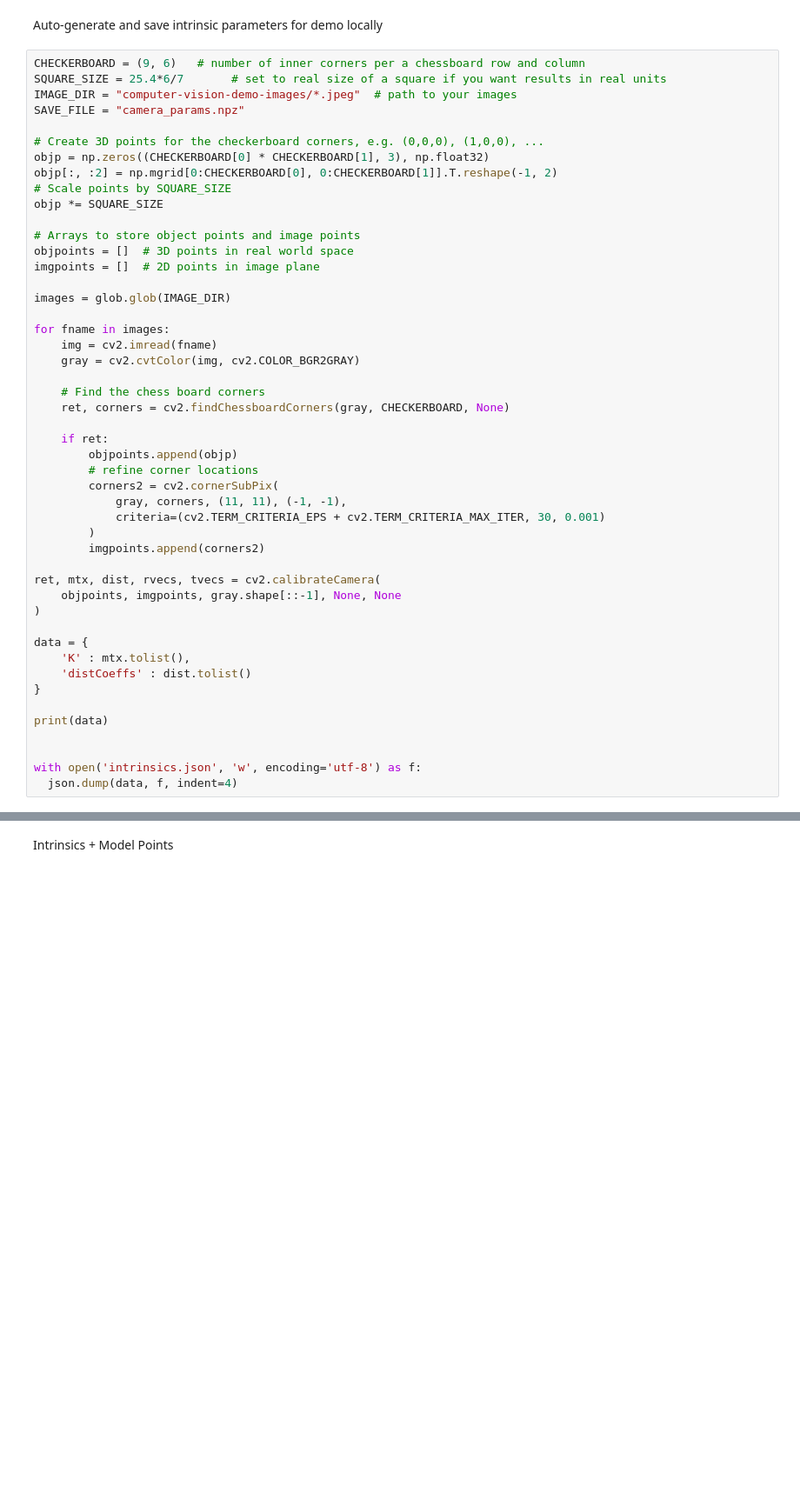
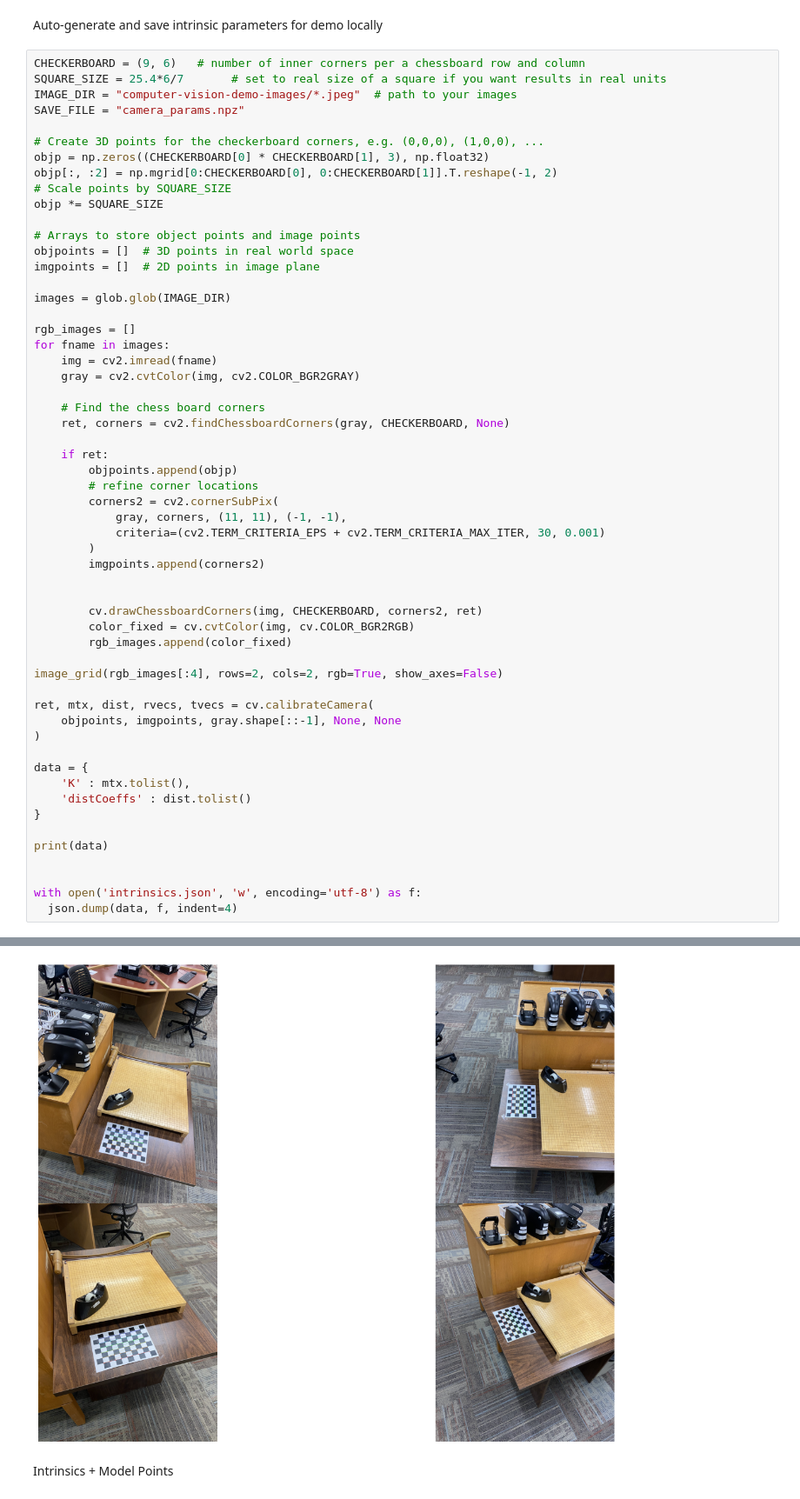
Before and after one commit to ggmeiner22/Estimating-Camera-Pose-from-a-Planar-Object, a Jupyter notebook: EstimatingCameraPoseFromAPlanarObject.ipynb, the cells around one changed output, grey strips where cells are left out. Shown at 87% size. Drawn from its saved outputs; the diff is of its cells as text; blank space fills up the shorter version.

Commit message:
added image grid for displaying detected corners, will add other section for undistorted images after

```diff
--- a/EstimatingCameraPoseFromAPlanarObject.ipynb
+++ b/EstimatingCameraPoseFromAPlanarObject.ipynb
@@ -101,38 +111,47 @@ imgpoints = []  # 2D points in image plane
 
 images = glob.glob(IMAGE_DIR)
 
+rgb_images = []
 for fname in images:
     img = cv2.imread(fname)
     gray = cv2.cvtColor(img, cv2.COLOR_BGR2GRAY)
 
     # Find the chess board corners
     ret, corners = cv2.findChessboardCorners(gray, CHECKERBOARD, None)
 
     if ret:
         objpoints.append(objp)
         # refine corner locations
         corners2 = cv2.cornerSubPix(
             gray, corners, (11, 11), (-1, -1),
             criteria=(cv2.TERM_CRITERIA_EPS + cv2.TERM_CRITERIA_MAX_ITER, 30, 0.001)
         )
         imgpoints.append(corners2)
 
-ret, mtx, dist, rvecs, tvecs = cv2.calibrateCamera(
+
+        cv.drawChessboardCorners(img, CHECKERBOARD, corners2, ret)
+        color_fixed = cv.cvtColor(img, cv.COLOR_BGR2RGB)
+        rgb_images.append(color_fixed)
+
+image_grid(rgb_images[:4], rows=2, cols=2, rgb=True, show_axes=False)
+
+ret, mtx, dist, rvecs, tvecs = cv.calibrateCamera(
     objpoints, imgpoints, gray.shape[::-1], None, None
 )
 
 data = {
     'K' : mtx.tolist(),
     'distCoeffs' : dist.tolist()
 }
 
 print(data)
 
 
 with open('intrinsics.json', 'w', encoding='utf-8') as f:
   json.dump(data, f, indent=4)
 # %% [output]
 {'K': [[3139.0015479697936, 0.0, 1545.6609743626898], [0.0, 3432.1716395257067, 1956.7897029216788], [0.0, 0.0, 1.0]], 'distCoeffs': [[0.09632588463289136, 0.22821855282178258, -0.02150773740467271, 0 ...
+[figure, added]
 # %% [markdown]
 Intrinsics + Model Points
 # %%
```
Also changed, not shown: parts of 2 cells of this notebook.
